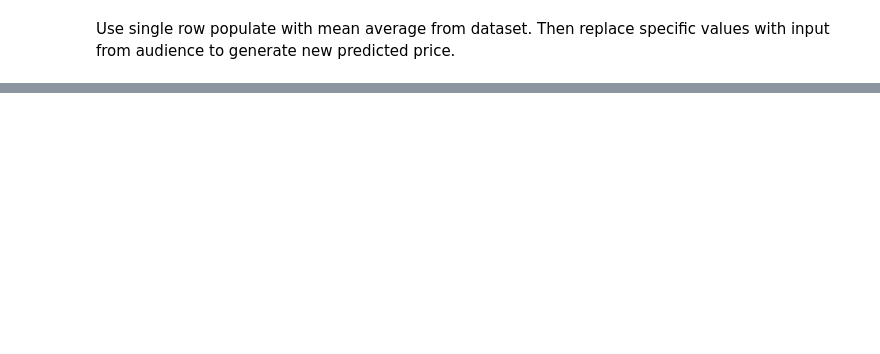
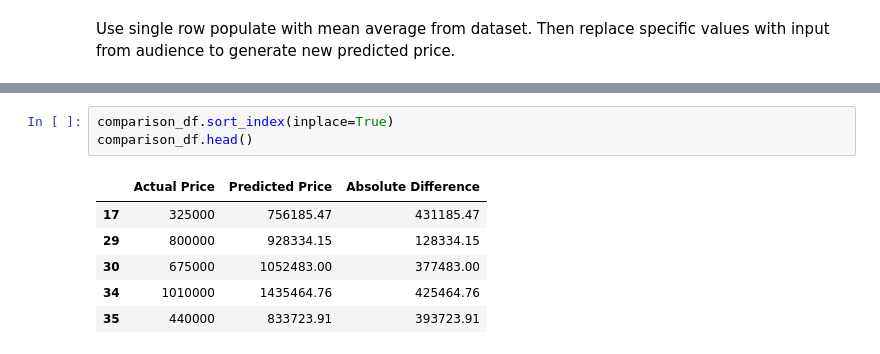
Before and after one commit to ai-bevo/Final-Austin-Housing-Market, a Jupyter notebook: ML Analysis/Seattle_GradientBoostingRegressor.ipynb, the cells around one changed output, grey strips where cells are left out. Cells and saved outputs as stored; diff of their text form; blank space fills up the shorter version.

```diff
--- a/ML Analysis/Seattle_GradientBoostingRegressor.ipynb
+++ b/ML Analysis/Seattle_GradientBoostingRegressor.ipynb
@@ -543,0 +593,10 @@ ValueError: ignored
+# %%
+comparison_df.sort_index(inplace=True)
+comparison_df.head()
+# %% [output]
+|  | Actual Price | Predicted Price | Absolute Difference |
+| 17 | 325000 | 756185.47 | 431185.47 |
+| 29 | 800000 | 928334.15 | 128334.15 |
+| 30 | 675000 | 1052483.00 | 377483.00 |
+| 34 | 1010000 | 1435464.76 | 425464.76 |
+| 35 | 440000 | 833723.91 | 393723.91 |
```
Also changed, not shown: parts of 12 cells of this notebook.
